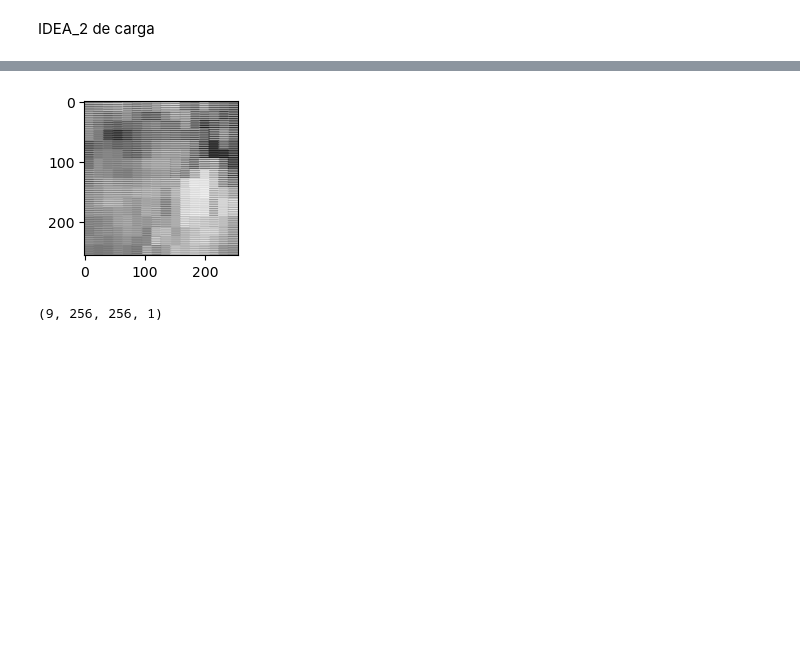
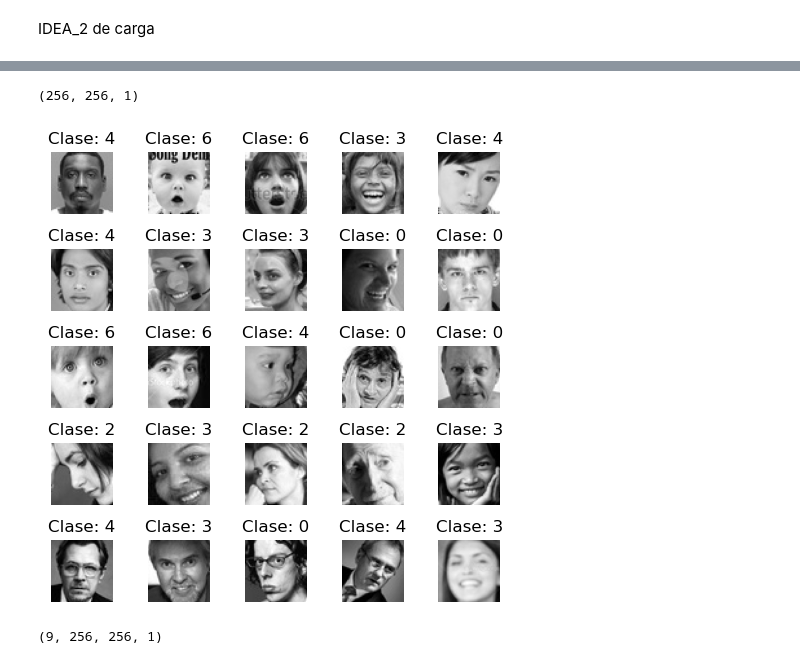
Before and after one commit to YosaByte/Taller_01_IMA_543, a Jupyter notebook: Taller_1.ipynb, the cells around one changed output, grey strips where cells are left out. Drawn from its saved outputs; the diff is of its cells as text; code cells hidden in the pictures; blank space fills up the shorter version.

Commit message:
arreglado esa falla en graficar img, era porque lad_img se tenía que configurar color_mode

```diff
--- a/Taller_1.ipynb
+++ b/Taller_1.ipynb
@@ -93,7 +93,7 @@ Found 7178 files belonging to 7 classes.
 # %% [markdown]
 IDEA_2 de carga
 # %%
-def extraer_imagenes(directorio: str= 'test',tamanio = (256,256,3)): # Directorio con los datos
+def extraer_imagenes(directorio,tamanio): # Directorio con los datos
     """ La función recibe el directorio que tiene los datos. Las imagenes son guardadas en la lista "imagenes" y la clasificación
     en la lista "clases". Cuando se recorre una carpeta con imágenes registrará en la lista "clases" un número de clasificación
     como tantos elementos hay en la carpeta. Normaliza las imágenes y devuelve las matrices listas para jugar.
@@ -106,23 +106,24 @@ def extraer_imagenes(directorio: str= 'test',tamanio = (256,256,3)): # Directori
     k = 0
     for carpeta_clase in lista_carpetas:
         for foto in os.listdir(directorio+'/'+carpeta_clase):
-            imagen = image.load_img(directorio+'/'+carpeta_clase+'/'+foto, target_size=tamanio)  # Cada imagen guardada
+            imagen = image.load_img(directorio+'/'+carpeta_clase+'/'+foto, color_mode='grayscale',target_size=tamanio)  # Cada imagen guardada
             imagenes.append(np.array(imagen))       # Registra el número de carpeta al que pertence
             clases.append(k)
         k+=1
     # Conversión a numpy
     X_train = np.array(imagenes, dtype=np.float32)
-    print(X_train.shape)
+    # print(X_train.shape)
     clases = np.array(clases)
 
     # Formato
     image_size = X_train.shape[1]
     canales= tamanio[2]
     X_train = np.reshape(X_train, [-1, image_size, image_size, canales])
-
+    # print(X_train.shape)
 
     # Normalizar
     X_train = X_train / 255
+    # print(X_train.shape)
     y_train = to_categorical(clases)
     return X_train, y_train
 
@@ -143,57 +148,26 @@ input_shape
+# %%
+input_shape
+# %% [output]
+(256, 256, 1)
 # %%
+# Obtener índices aleatorios (usando X_test.shape[0])
+indexes = np.random.randint(0, X_test.shape[0], size=25)
 
-# indexes = np.random.randint(0, X_test.shape[1], size=25) # solo para tomar índese al azar
-# imag = y_test[indexes] #creamos una lista con estos numeros al azar
-# labe = y_test[indexes]
+# Extraer imágenes y etiquetas correctamente
+images = X_test[indexes]  # Imágenes reales
+labels = np.argmax(y_test[indexes], axis=1)  # Convertir one-hot a números (ej: [0, 1, 2])
 
-# plt.figure(figsize=(5,5)) #recorremos ploteando
-# for i in range(len(indexes)):
-#     plt.subplot(5, 5, i + 1)
-#     plt.title(f'{labe[i]}')
-#     image = imag[i]
-#     plt.imshow(image, cmap='gray')
-#     plt.axis('off')
-# plt.tight_layout(pad=0.5, w_pad=0.5, h_pad=1.0) #separamos cosillas
-# plt.show()
-# plt.close('all')
-
-
-
-def plot_imagenes(imagenes, col_name=None, num_imagenes_a_plot=None):
-    """
-    Plotea imágenes de un array con el shape (num, largo, ancho, canal).
-
-    Args:
-        imagenes: Array NumPy de imágenes con shape (num, largo, ancho, canal).
-        col_name: (Opcional) Nombre para la columna de la imagen a mostrar.
-        num_imagenes_a_plot: (Opcional) Número máximo de imágenes a plotear.
-
-    Returns:
-        None (muestra las imágenes).
-    """
-    num_imagenes = imagenes.shape[0]
-    num_plots = num_imagenes if num_imagenes_a_plot is None else min(num_imagenes_a_plot, num_imagenes)
-
-    for i in range(num_plots):
-        plt.figure(figsize=(2, 2)) # Tamaño de la figura (opcional)
-        plt.imshow(imagenes[i],cmap='gray')
-
-        # Opcional: Agrega el nombre de la columna a la imagen
-        if col_name is not None:
-            plt.title(f"Imagen {i+1} - {col_name}")
-
-        plt.show()
-
-# Ejemplo de uso:
-# Asumiendo que 'imagenes' es un array NumPy con las imágenes
-# plot_imagenes(imagenes)
-
-# Si quieres plotear solo las primeras 10 imágenes de un conjunto más grande:
-# plot_imagenes(imagenes, num_imagenes_a_plot=10)
-
-plot_imagenes(X_test[1:2])
+# Graficar
+plt.figure(figsize=(5,5))
+for i in range(len(indexes)):
+    plt.subplot(5, 5, i + 1)
+    plt.title(f'Clase: {labels[i]}')
+    plt.imshow(images[i], cmap='gray')  # Mostrar la imagen correcta
+    plt.axis('off')
+plt.tight_layout()
+plt.show()
 # %% [output]
-[figure, old version]
+[figure, new version]
 # %%
 X_test[1:10].shape
 # %% [output]
```
Also changed, not shown: parts of 2 cells of this notebook.
